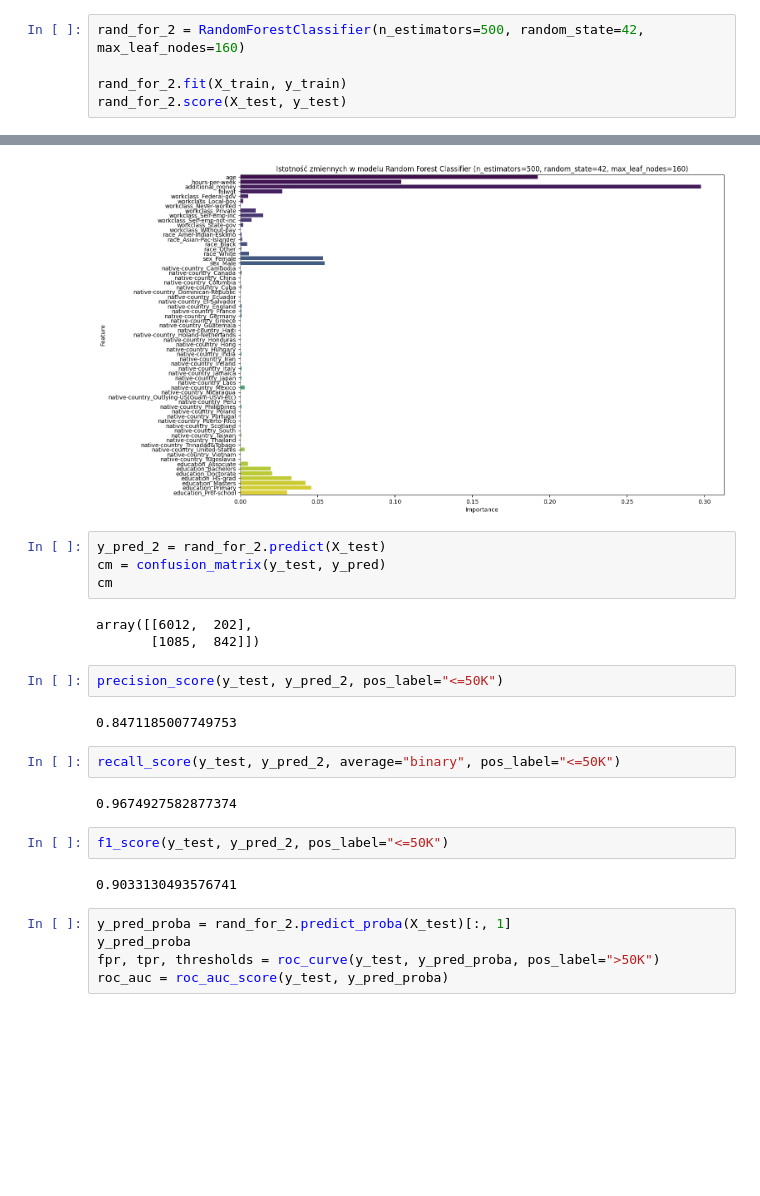
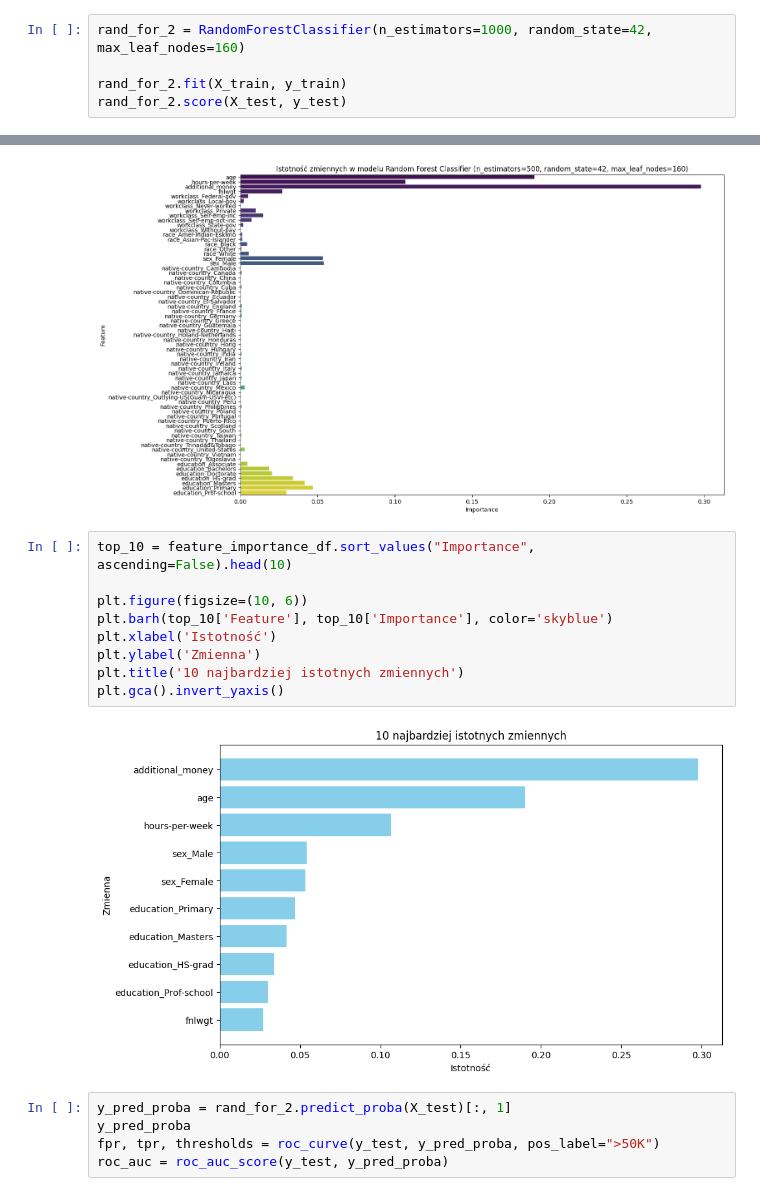
Before and after one commit to dsuszek/pjatk-pum, a Jupyter notebook: FinalProject/Raport_koncowy_s23396_s23632.ipynb, the cells around one changed output, grey strips where cells are left out. Saved outputs shown, nothing was run; the diff lists cells and outputs as text; blank space fills up the shorter version.

```diff
--- a/FinalProject/Raport_koncowy_s23396_s23632.ipynb
+++ b/FinalProject/Raport_koncowy_s23396_s23632.ipynb
@@ -279,5 +259,5 @@ f1_score(y_test, y_pred_1, pos_label="<=50K")
 # %%
-rand_for_2 = RandomForestClassifier(n_estimators=500, random_state=42, max_leaf_nodes=160)
+rand_for_2 = RandomForestClassifier(n_estimators=1000, random_state=42, max_leaf_nodes=160)
 
 rand_for_2.fit(X_train, y_train)
 rand_for_2.score(X_test, y_test)
@@ -344,25 +343,17 @@ Passing `palette` without assigning `hue` is deprecated and will be removed in v
 
   sns.barplot(x='Importance', y='Feature', data=feature_importance_df, palette='viridis')
 [figure]
-# %%
-y_pred_2 = rand_for_2.predict(X_test)
-cm = confusion_matrix(y_test, y_pred)
-cm
-# %% [output]
-array([[6012,  202],
-       [1085,  842]])
-# %%
-precision_score(y_test, y_pred_2, pos_label="<=50K")
-# %% [output]
-0.8471185007749753
-# %%
-recall_score(y_test, y_pred_2, average="binary", pos_label="<=50K")
-# %% [output]
-0.9674927582877374
-# %%
-f1_score(y_test, y_pred_2, pos_label="<=50K")
-# %% [output]
-0.9033130493576741
+# %%
+top_10 = feature_importance_df.sort_values("Importance", ascending=False).head(10)
+
+plt.figure(figsize=(10, 6))
+plt.barh(top_10['Feature'], top_10['Importance'], color='skyblue')
+plt.xlabel('Istotność')
+plt.ylabel('Zmienna')
+plt.title('10 najbardziej istotnych zmiennych')
+plt.gca().invert_yaxis()
+# %% [output]
+[figure, added]
 # %%
 y_pred_proba = rand_for_2.predict_proba(X_test)[:, 1]
 y_pred_proba
```
Also changed, not shown: parts of 15 cells of this notebook, 2 other files.
